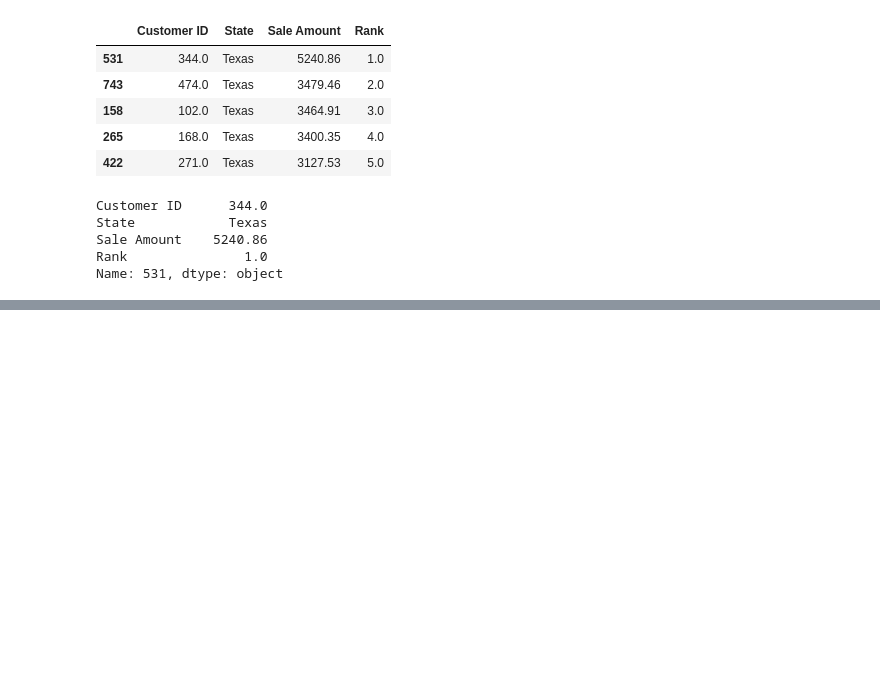
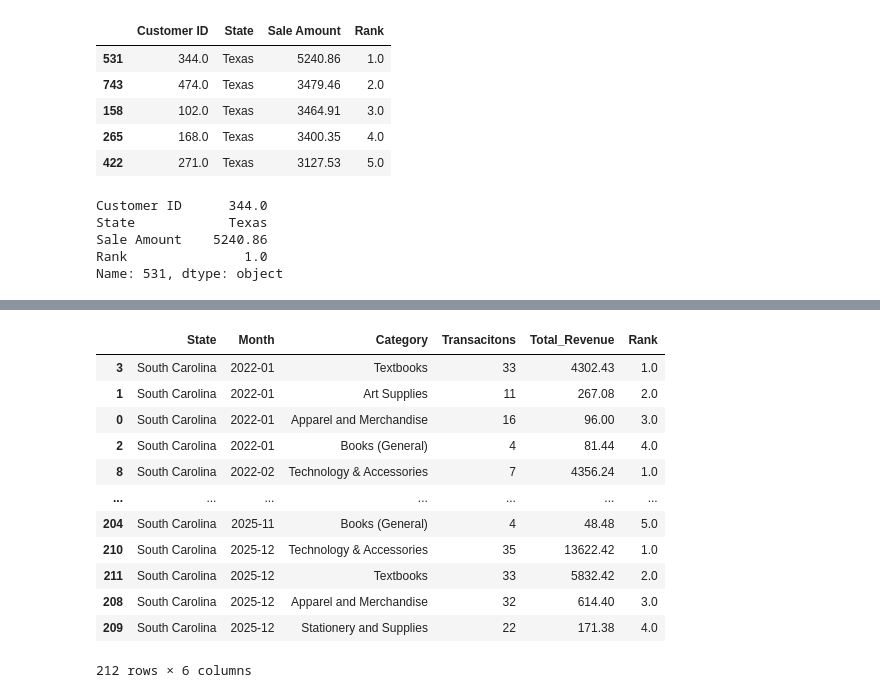
Before and after one commit to anchan-hm/Capstone_2, a Jupyter notebook: Chanthadara_sales_analysis.ipynb, the cells around one changed output, grey strips where cells are left out. Saved outputs shown, nothing was run; the diff lists cells and outputs as text; code cells hidden in the pictures; blank space fills up the shorter version.

```diff
--- a/Chanthadara_sales_analysis.ipynb
+++ b/Chanthadara_sales_analysis.ipynb
@@ -329,0 +376,23 @@ Name: 531, dtype: object
+# %%
+# filtering monthly category stats for SC
+sc_monthly_cat = monthly_cat_stats[monthly_cat_stats['State'] == 'South Carolina']
+
+# sorting Month first then rank (1 = highest revenue)
+sc_monthly_cat_sort = sc_monthly_cat.sort_values(['Month','Rank'])
+
+# previewing SC
+sc_monthly_cat_sort
+# %% [output]
+|  | State | Month | Category | Transacitons | Total_Revenue | Rank |
+| 3 | South Carolina | 2022-01 | Textbooks | 33 | 4302.43 | 1.0 |
+| 1 | South Carolina | 2022-01 | Art Supplies | 11 | 267.08 | 2.0 |
+| 0 | South Carolina | 2022-01 | Apparel and Merchandise | 16 | 96.00 | 3.0 |
+| 2 | South Carolina | 2022-01 | Books (General) | 4 | 81.44 | 4.0 |
+| 8 | South Carolina | 2022-02 | Technology & Accessories | 7 | 4356.24 | 1.0 |
+| ... | ... | ... | ... | ... | ... | ... |
+| 204 | South Carolina | 2025-11 | Books (General) | 4 | 48.48 | 5.0 |
+| 210 | South Carolina | 2025-12 | Technology & Accessories | 35 | 13622.42 | 1.0 |
+| 211 | South Carolina | 2025-12 | Textbooks | 33 | 5832.42 | 2.0 |
+| 208 | South Carolina | 2025-12 | Apparel and Merchandise | 32 | 614.40 | 3.0 |
+| 209 | South Carolina | 2025-12 | Stationery and Supplies | 22 | 171.38 | 4.0 |
+212 rows × 6 columns
```
Also changed, not shown: parts of 5 cells of this notebook.
